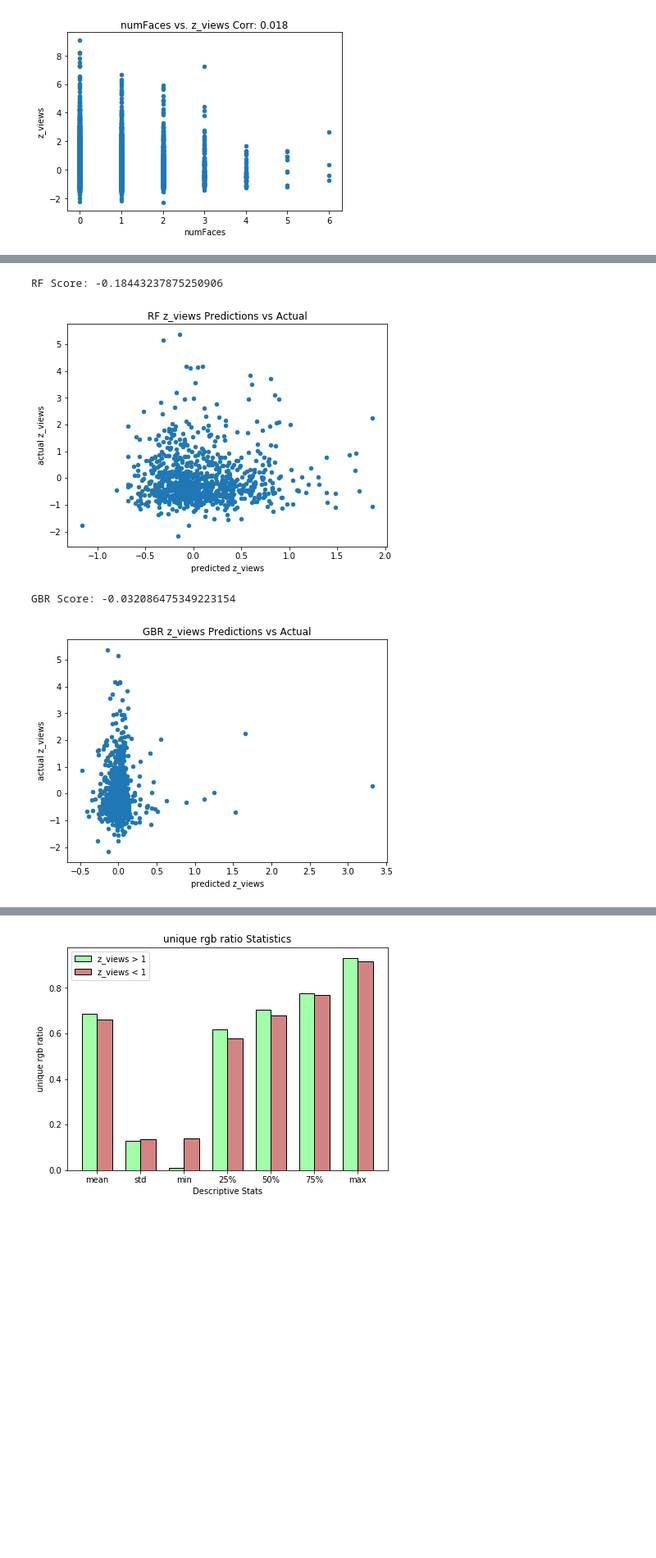
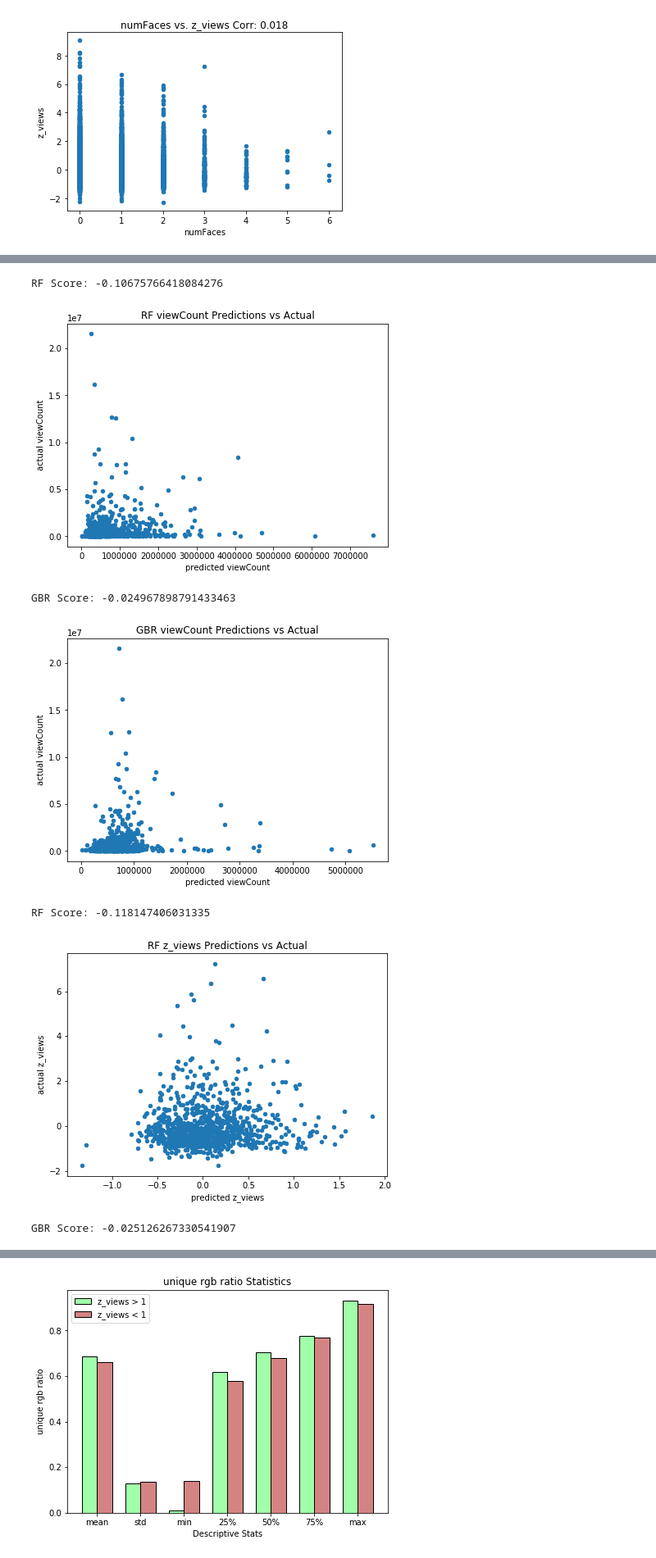
Before and after one commit to codencoding/Red-Means-Go, a Jupyter notebook: notebooks/eda/cwynne_combined_analysis.ipynb, the cells around one changed output, grey strips where cells are left out. Shown at 82% size. Drawn from its saved outputs; the diff is of its cells as text; code cells hidden in the pictures; blank space fills up the shorter version.

Commit message:
actually made the non test pipeline work

```diff
--- a/notebooks/eda/cwynne_combined_analysis.ipynb
+++ b/notebooks/eda/cwynne_combined_analysis.ipynb
@@ -215,34 +215,37 @@ summary_df
 | 0 | 8688.0 | -0.000000e+00 | 1.000100e+00 | -2.2892 | -0.6040 | -0.2727 | 2.933000e-01 | 9.058700e+00 | baseline | z_views |
 | 1 | 782.0 | 6.850000e-02 | 1.004300e+00 | -1.3651 | -0.6002 | -0.1850 | 3.898000e-01 | 6.558300e+00 | top_cut | z_views |
 # %%
-# not adjusted for multiple meta feats
 plt.rcParams['figure.figsize'] = [7, 5]
-targ_col = 'z_views'
-X_train, X_test, y_train, y_test = train_test_split(analysis_df[numerical_img_feats],
-                                                    analysis_df[targ_col],
-                                                    train_size=.9)
-rf = RandomForestRegressor()
-rf.fit(X_train, y_train)
-rf_preds = rf.predict(X_test)
-print("RF Score:",rf.score(X_test,y_test))
-plt.scatter(rf_preds,y_test,s=20)
-plt.title('RF ' + targ_col + ' Predictions vs Actual')
-plt.xlabel('predicted z_views')
-plt.ylabel('actual z_views')
-plt.show()
-# feat_importances = pd.Series(dict(zip(numerical_img_feats,rf.feature_importances_)))
-# print("RF Feat Importances:\n",feat_importances.sort_values(ascending=False))
-gbr = GradientBoostingRegressor()
-gbr.fit(X_train,y_train)
-gbr_preds = gbr.predict(X_test)
-print("GBR Score:",gbr.score(X_test,y_test))
-plt.scatter(gbr_preds,y_test,s=20)
-plt.title('GBR ' + targ_col + ' Predictions vs Actual')
-plt.xlabel('predicted z_views')
-plt.ylabel('actual z_views')
-plt.show()
+for targ_col in meta_feats:
+# targ_col = 'viewCount'
+    X_train, X_test, y_train, y_test = train_test_split(analysis_df[numerical_img_feats],
+                                                        analysis_df[targ_col],
+                                                        train_size=.9)
+    rf = RandomForestRegressor()
+    rf.fit(X_train, y_train)
+    rf_preds = rf.predict(X_test)
+    print("RF Score:",rf.score(X_test,y_test))
+    plt.scatter(rf_preds,y_test,s=20)
+    plt.title('RF ' + targ_col + ' Predictions vs Actual')
+    plt.xlabel('predicted '+targ_col)
+    plt.ylabel('actual '+targ_col)
+    plt.show()
+    # feat_importances = pd.Series(dict(zip(numerical_img_feats,rf.feature_importances_)))
+    # print("RF Feat Importances:\n",feat_importances.sort_values(ascending=False))
+    gbr = GradientBoostingRegressor()
+    gbr.fit(X_train,y_train)
+    gbr_preds = gbr.predict(X_test)
+    print("GBR Score:",gbr.score(X_test,y_test))
+    plt.scatter(gbr_preds,y_test,s=20)
+    plt.title('GBR ' + targ_col + ' Predictions vs Actual')
+    plt.xlabel('predicted '+targ_col)
+    plt.ylabel('actual '+targ_col)
+    plt.show()
 # %% [output]
-RF Score: -0.18443237875250906
+RF Score: -0.10675766418084276
-[figure, old version]
+[figure, new version]
-GBR Score: -0.032086475349223154
+GBR Score: -0.024967898791433463
-[figure, old version]
+[figure, new version]
+RF Score: -0.118147406031335
+[figure, added]
+GBR Score: -0.025126267330541907
```
Also changed, not shown: parts of 13 cells of this notebook, 6 other files.
